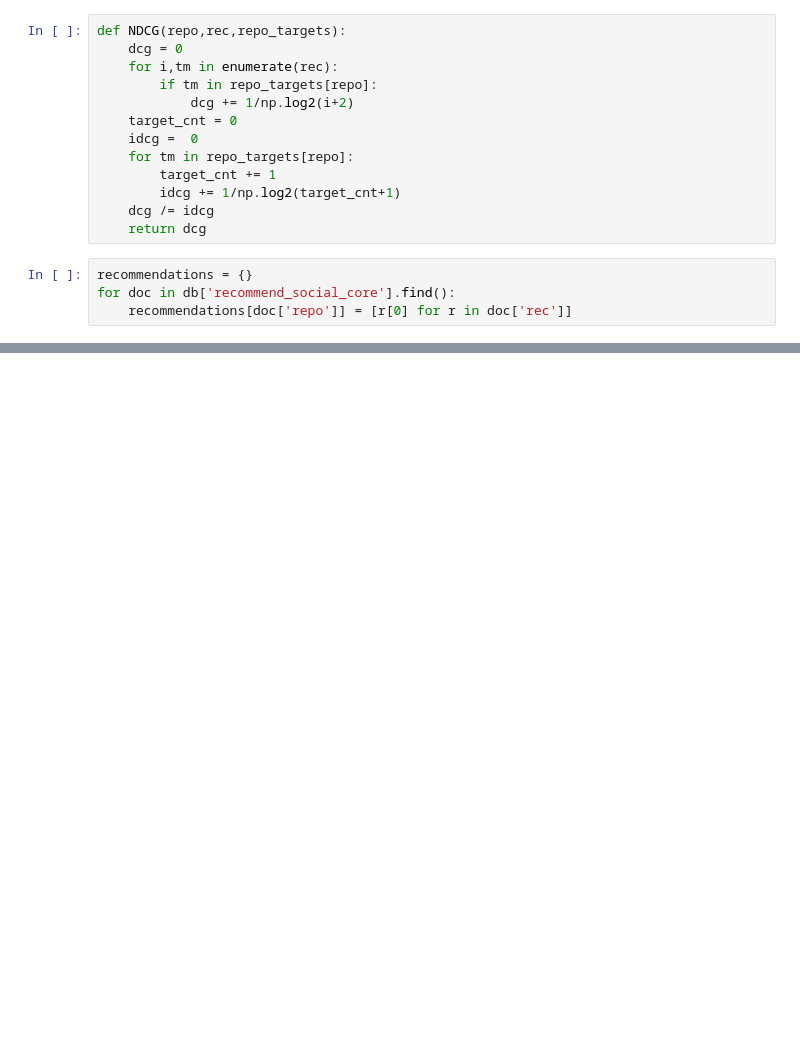
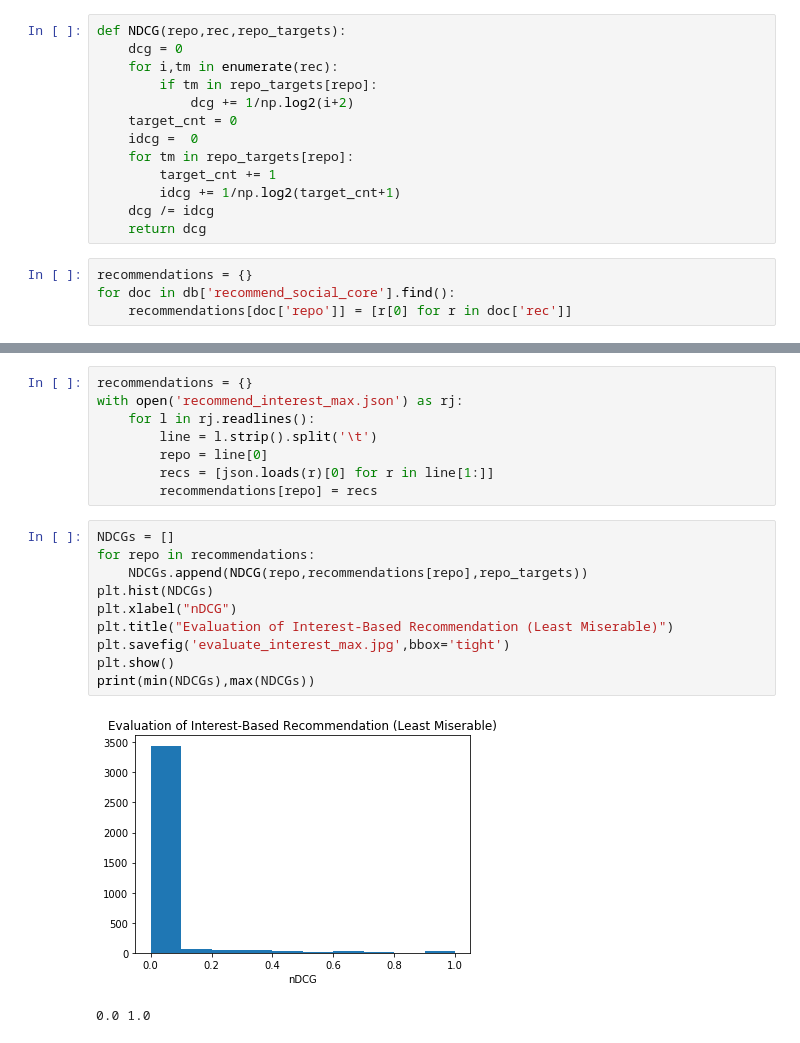
Before and after one commit to wd-doylle/GithubTeamRecommendation, a Jupyter notebook: evaluate_core.ipynb, the cells around one changed output, grey strips where cells are left out. Drawn from its saved outputs; the diff is of its cells as text; blank space fills up the shorter version.

```diff
--- a/evaluate_core.ipynb
+++ b/evaluate_core.ipynb
@@ -43,0 +66,21 @@ print(min(NDCGs),max(NDCGs))
+# %%
+recommendations = {}
+with open('recommend_interest_max.json') as rj:
+    for l in rj.readlines():
+        line = l.strip().split('\t')
+        repo = line[0]
+        recs = [json.loads(r)[0] for r in line[1:]]
+        recommendations[repo] = recs
+# %%
+NDCGs = []
+for repo in recommendations:
+    NDCGs.append(NDCG(repo,recommendations[repo],repo_targets))
+plt.hist(NDCGs)
+plt.xlabel("nDCG")
+plt.title("Evaluation of Interest-Based Recommendation (Least Miserable)")
+plt.savefig('evaluate_interest_max.jpg',bbox='tight')
+plt.show()
+print(min(NDCGs),max(NDCGs))
+# %% [output]
+[figure, added]
+0.0 1.0
```
Also changed, not shown: parts of 9 cells of this notebook, 6 other files.
